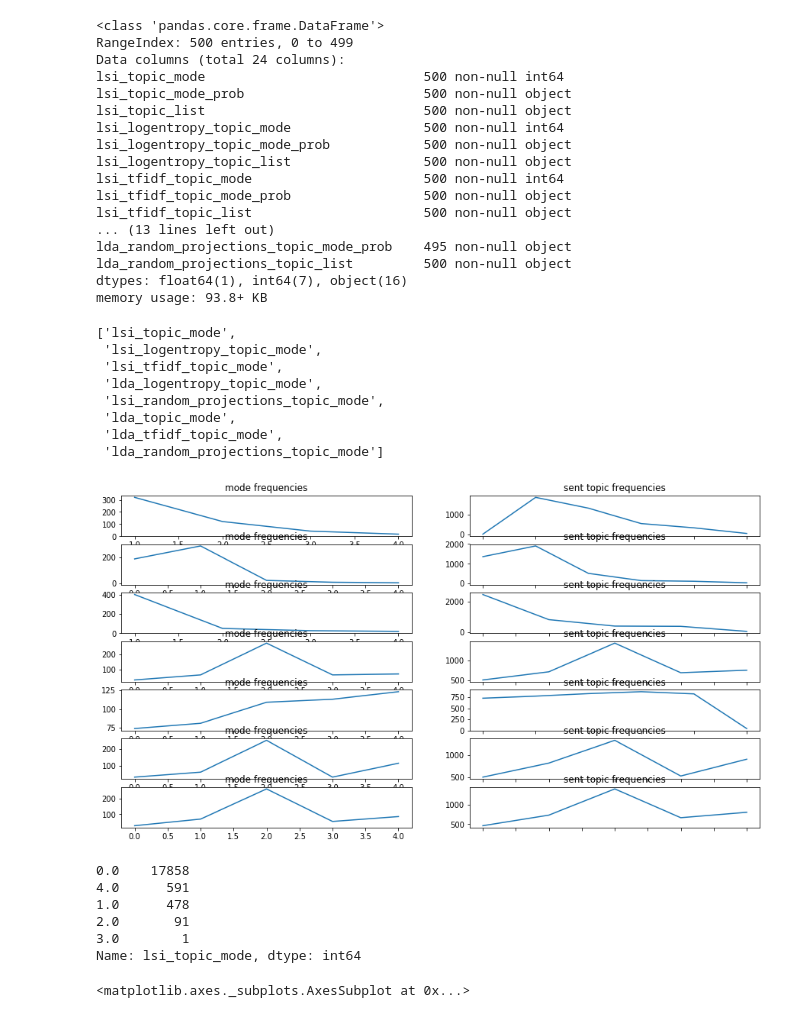
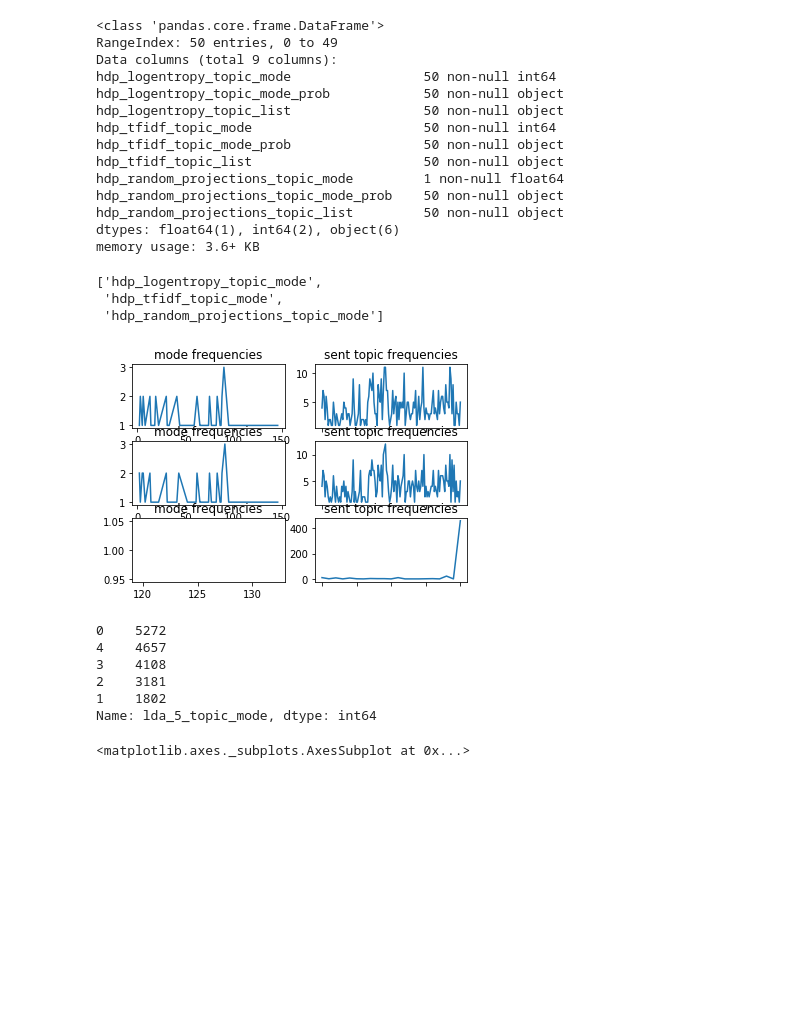
Before and after one commit to metinsenturk/review-analysis, a Jupyter notebook: notebooks/models/1.3-multi-topic-results.ipynb, the cells around one changed output. Saved outputs shown, nothing was run; the diff lists cells and outputs as text; code cells hidden in the pictures; blank space fills up the shorter version.

```diff
--- a/notebooks/models/1.3-multi-topic-results.ipynb
+++ b/notebooks/models/1.3-multi-topic-results.ipynb
@@ -2,62 +2,56 @@
 import pandas as pd
 import numpy as np
 
-df = pd.read_csv('../../data/processed/yp_competitors_rws_0001_0050_topics.csv')
+filepath = '../../data/processed/yp_competitors_rws_0001_0050_topics.csv'
+filepath_hi = '../../data/processed/hi_rws_0001_0256_topics.csv'
+df = pd.read_csv(filepath_hi)
 df.info()
 # %% [output]
 <class 'pandas.core.frame.DataFrame'>
-RangeIndex: 500 entries, 0 to 499
-Data columns (total 24 columns):
-lsi_topic_mode                            500 non-null int64
-lsi_topic_mode_prob                       500 non-null object
-lsi_topic_list                            500 non-null object
-lsi_logentropy_topic_mode                 500 non-null int64
-lsi_logentropy_topic_mode_prob            500 non-null object
-lsi_logentropy_topic_list                 500 non-null object
-lsi_tfidf_topic_mode                      500 non-null int64
-lsi_tfidf_topic_mode_prob                 500 non-null object
-lsi_tfidf_topic_list                      500 non-null object
-... (13 lines left out)
-lda_random_projections_topic_mode_prob    495 non-null object
-lda_random_projections_topic_list         500 non-null object
-dtypes: float64(1), int64(7), object(16)
-memory usage: 93.8+ KB
+RangeIndex: 50 entries, 0 to 49
+Data columns (total 9 columns):
+hdp_logentropy_topic_mode                 50 non-null int64
+hdp_logentropy_topic_mode_prob            50 non-null object
+hdp_logentropy_topic_list                 50 non-null object
+hdp_tfidf_topic_mode                      50 non-null int64
+hdp_tfidf_topic_mode_prob                 50 non-null object
+hdp_tfidf_topic_list                      50 non-null object
+hdp_random_projections_topic_mode         1 non-null float64
+hdp_random_projections_topic_mode_prob    50 non-null object
+hdp_random_projections_topic_list         50 non-null object
+dtypes: float64(1), int64(2), object(6)
+memory usage: 3.6+ KB
 # %%
 [i for i in df.columns if i.endswith('_mode')]
 # %% [output]
-['lsi_topic_mode',
- 'lsi_logentropy_topic_mode',
- 'lsi_tfidf_topic_mode',
- 'lda_logentropy_topic_mode',
- 'lsi_random_projections_topic_mode',
- 'lda_topic_mode',
- 'lda_tfidf_topic_mode',
- 'lda_random_projections_topic_mode']
+['hdp_logentropy_topic_mode',
+ 'hdp_tfidf_topic_mode',
+ 'hdp_random_projections_topic_mode']
 # %%
 # all topics frequency distribution
 import matplotlib.pyplot as plt
 
 topic_models_list = [i for i in df.columns if i.endswith('_mode')]
-topic_models_list.remove('lda_random_projections_topic_mode')
-fig, axes = plt.subplots(len(topic_models_list), 2, figsize=(15, 8))
+# topic_models_list.remove('lda_random_projections_topic_mode')
+fig, axes = plt.subplots(len(topic_models_list), 2)
 
 for i, model in enumerate(topic_models_list):
     topic_freqs = df[model].value_counts().sort_index().plot(ax=axes[i, 0], title='mode frequencies')
     pd_topic_frequencies = df[model+'_prob'].apply(lambda x: pd.Series(x.split(',')).value_counts()).fillna(0)
     topic_sent_freqs = pd_topic_frequencies.sum().sort_index().plot(ax=axes[i, 1], title='sent topic frequencies')
 
 plt.show()
 # %% [output]
-[figure, old version]
+[figure, new version]
 # %%
-df.lsi_topic_mode.value_counts()
+df.lda_5_topic_mode.value_counts()
 # %% [output]
-0.0    17858
-4.0      591
-1.0      478
-2.0       91
-3.0        1
-Name: lsi_topic_mode, dtype: int64
+0    5272
+4    4657
+3    4108
+2    3181
+1    1802
+Name: lda_5_topic_mode, dtype: int64
 # %%
 df.lda_topic_mode.value_counts().sort_index().plot()
 # %% [output]
```
Also changed, not shown: parts of 3 cells of this notebook, 2 other files.
